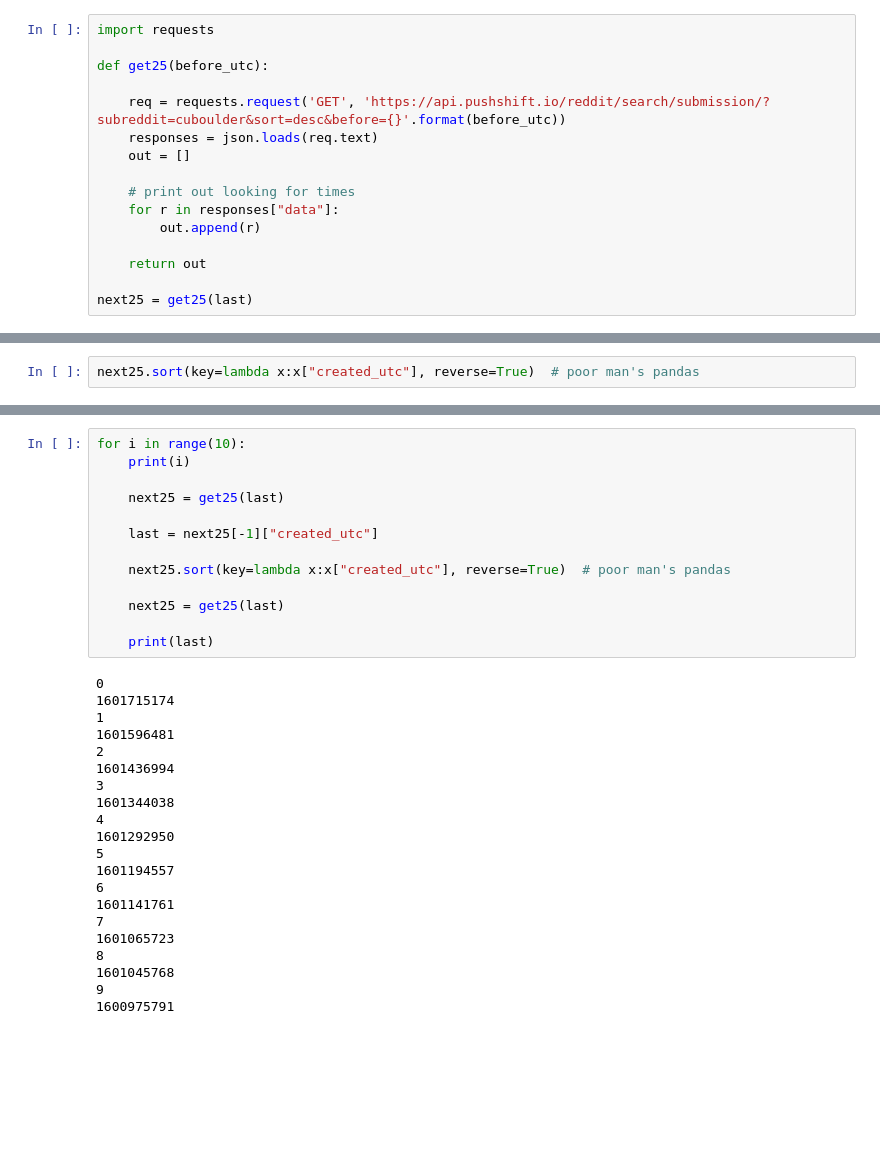
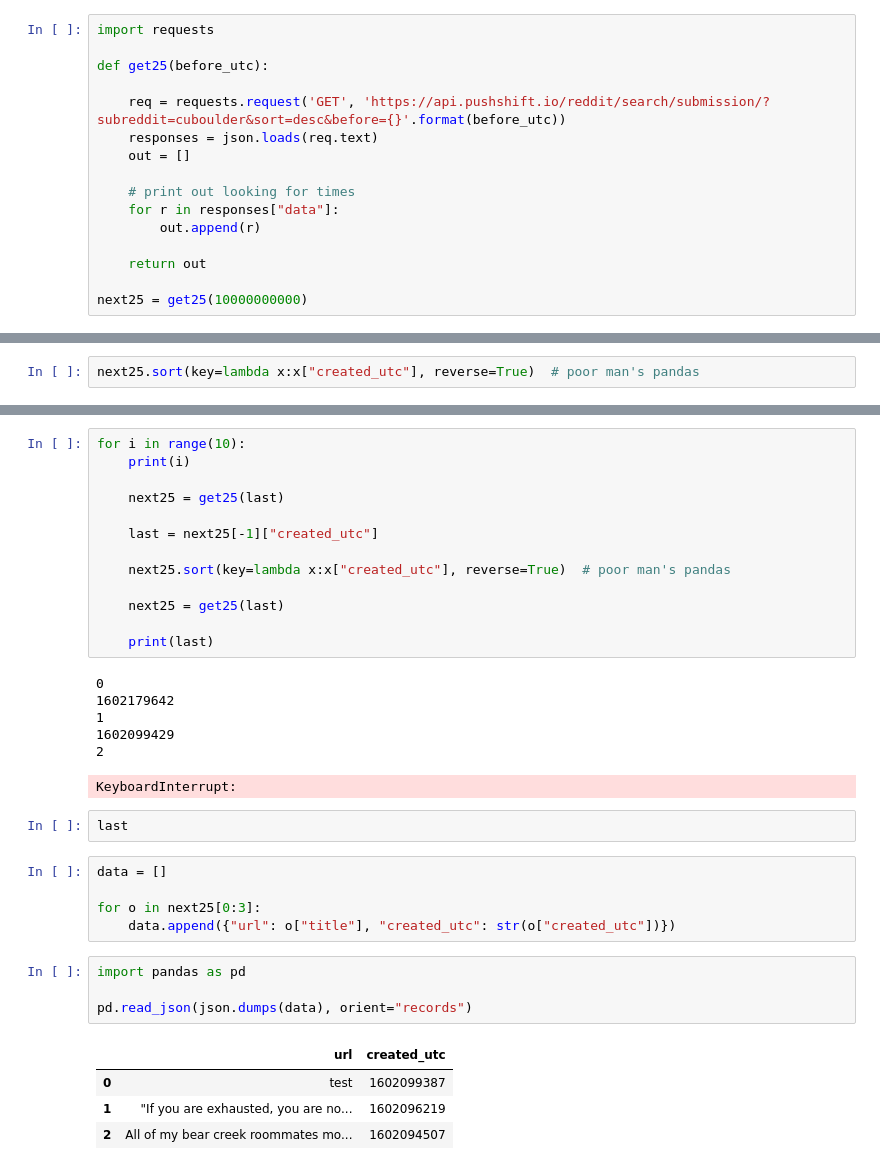
Before and after one commit to AbeHandler/everything, a Jupyter notebook: teaching/3401fall2020/week12/other_files/APIs_and_json_1.ipynb, the cells around one changed output, grey strips where cells are left out. Saved outputs shown, nothing was run; the diff lists cells and outputs as text; blank space fills up the shorter version.

```diff
--- a/teaching/3401fall2020/week12/other_files/APIs_and_json_1.ipynb
+++ b/teaching/3401fall2020/week12/other_files/APIs_and_json_1.ipynb
@@ -383,4 +364,4 @@ def get25(before_utc):
 
     return out
 
-next25 = get25(last)
+next25 = get25(10000000000)
@@ -422,22 +387,24 @@ for i in range(10):
     print(last)
 # %% [output]
 0
-1601715174
+1602179642
 1
-1601596481
+1602099429
 2
-1601436994
-3
-1601344038
-4
-1601292950
-5
-1601194557
-6
-1601141761
-7
-1601065723
-8
-1601045768
-9
-1600975791
+KeyboardInterrupt:
+# %%
+last
+# %%
+data = []
+
+for o in next25[0:3]:
+    data.append({"url": o["title"], "created_utc": str(o["created_utc"])})
+# %%
+import pandas as pd
+
+pd.read_json(json.dumps(data), orient="records")
+# %% [output]
+|  | url | created_utc |
+| 0 | test | 1602099387 |
+| 1 | "If you are exhausted, you are no... | 1602096219 |
+| 2 | All of my bear creek roommates mo... | 1602094507 |
```
Also changed, not shown: parts of 10 cells of this notebook.
